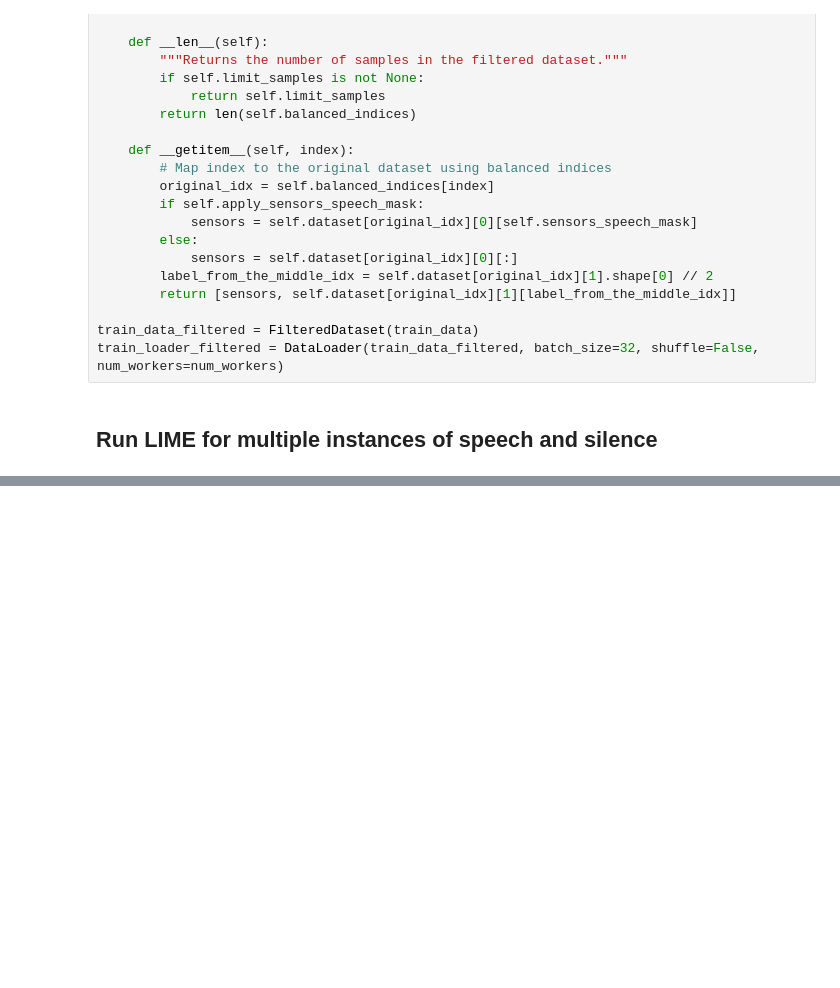
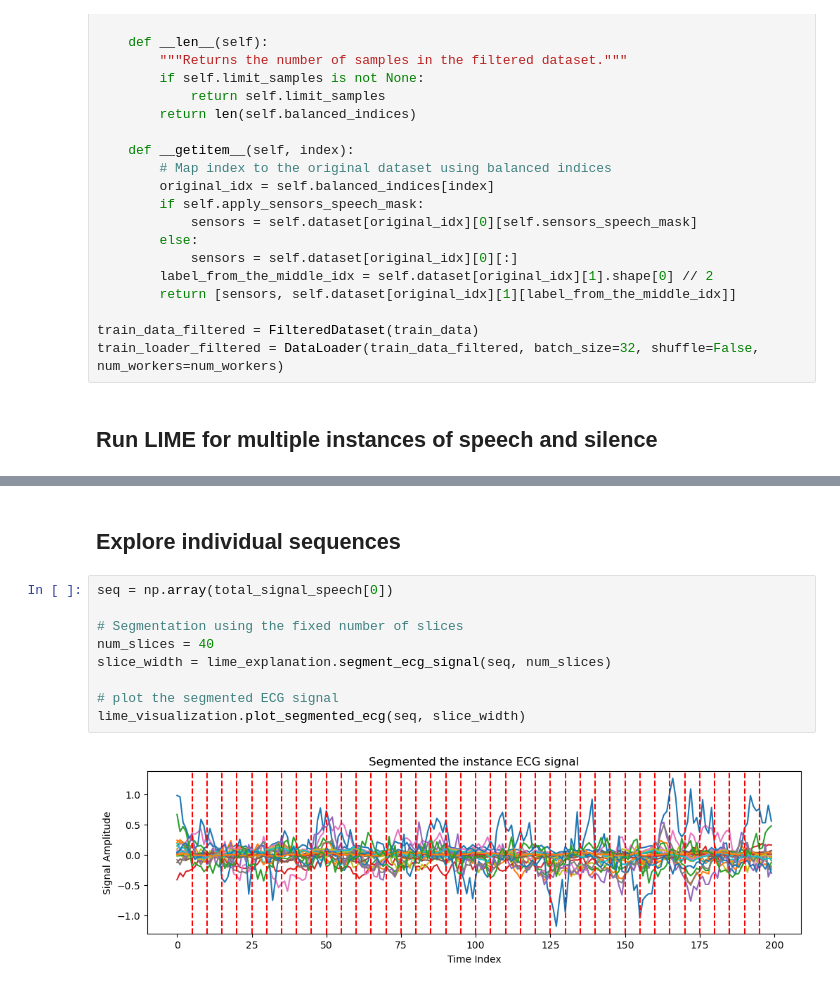
Before and after one commit to zpsheldon/meg-neural-decoding, a Jupyter notebook: explainability/lime_analysis.ipynb, the cells around one changed output, grey strips where cells are left out. Drawn from its saved outputs; the diff is of its cells as text; blank space fills up the shorter version.

```diff
--- a/explainability/lime_analysis.ipynb
+++ b/explainability/lime_analysis.ipynb
@@ -268,0 +368,13 @@ plt.show()
+# %% [markdown]
+## Explore individual sequences
+# %%
+seq = np.array(total_signal_speech[0])
+
+# Segmentation using the fixed number of slices
+num_slices = 40
+slice_width = lime_explanation.segment_ecg_signal(seq, num_slices)
+
+# plot the segmented ECG signal
+lime_visualization.plot_segmented_ecg(seq, slice_width)
+# %% [output]
+[figure, added]
```
Also changed, not shown: parts of 15 cells of this notebook.
